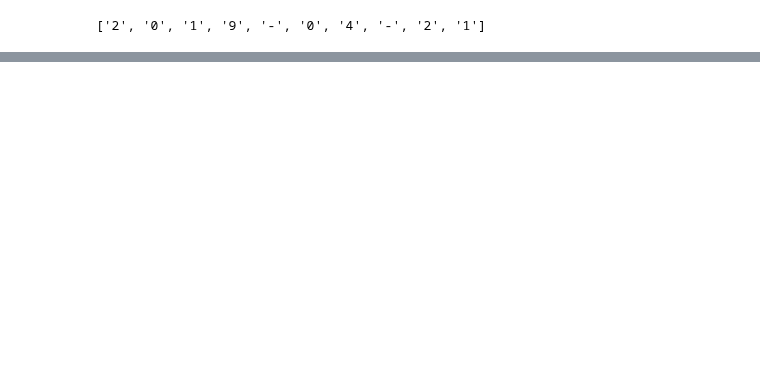
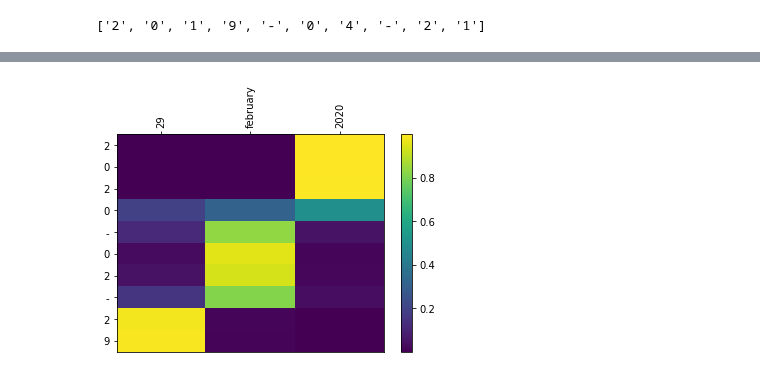
Before and after one commit to JACOBIN-SCTCS/Deep_Learning_For_NLP_IISC, a Jupyter notebook: Assignment4/parta/sol.ipynb, the cells around one changed output, grey strips where cells are left out. Cells and saved outputs as stored; diff of their text form; code cells hidden in the pictures; blank space fills up the shorter version.

```diff
--- a/Assignment4/parta/sol.ipynb
+++ b/Assignment4/parta/sol.ipynb
@@ -609,0 +623,5 @@ embedding_layer(torch.tensor([[10,2,3],[4,5,6]])).shape
+# %%
+output_tokens , attention = translate_sentence('29 February 2020',t.to(device_cpu))
+plot_heatmap('29 February 2020',''.join(output_tokens),attention.squeeze(1))
+# %% [output]
+[figure, added]
```
Also changed, not shown: parts of 17 cells of this notebook, 1 other file.
